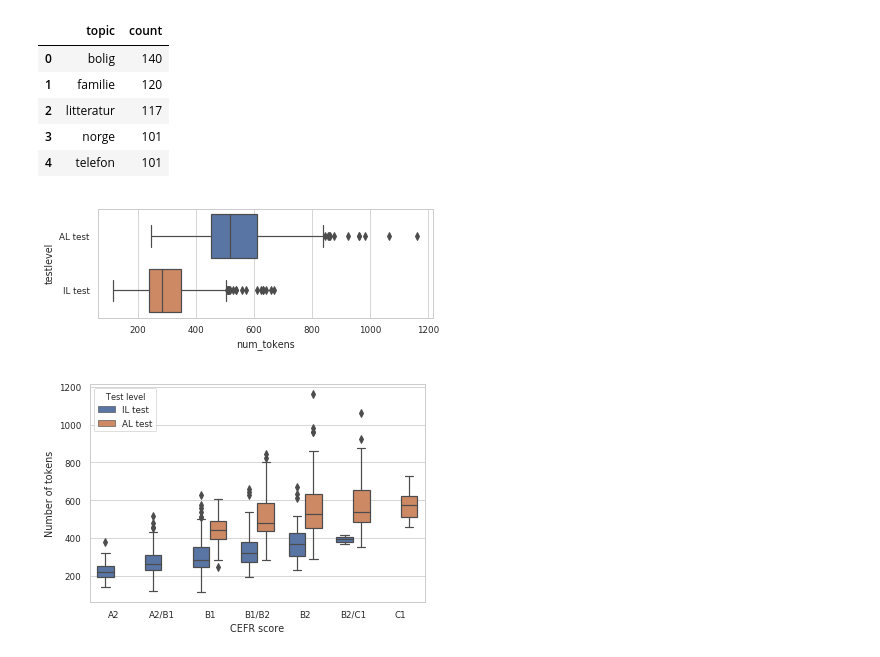
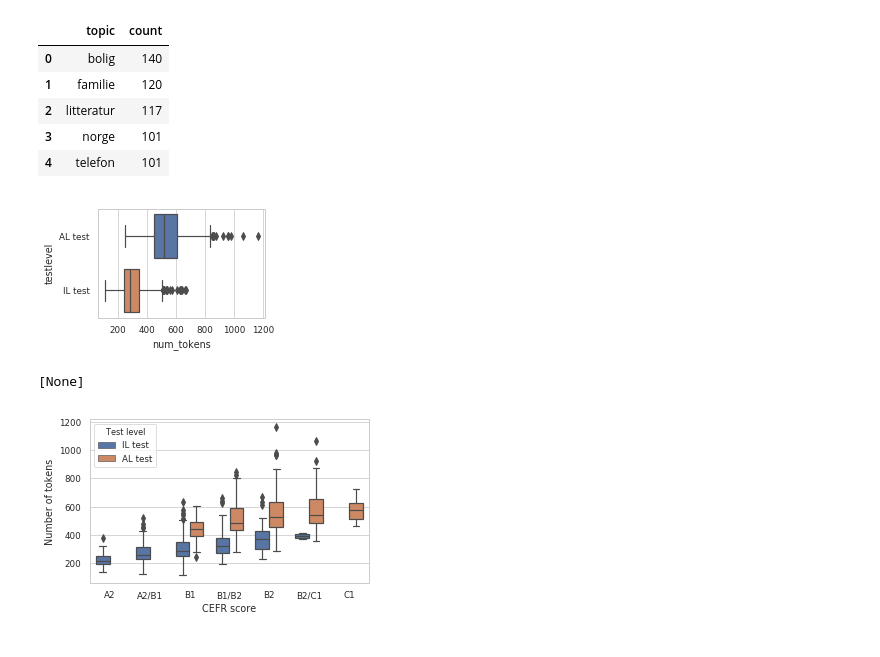
Before and after one commit to PhyloStar/NorskASK, a Jupyter notebook: notebooks/Analyze metadata.ipynb, the cells around one changed output. Drawn from its saved outputs; the diff is of its cells as text; code cells hidden in the pictures.

```diff
--- a/notebooks/Analyze metadata.ipynb
+++ b/notebooks/Analyze metadata.ipynb
@@ -181,15 +184,17 @@ dtype: float64
 # %%
 with sns.plotting_context('paper'):
     sns.boxplot(x='num_tokens', y='testlevel', data=df)
-    plt.gcf().set_size_inches(6, 2)
+    plt.gcf().set_size_inches(3, 2)
 # %% [output]
-[figure, old version]
+[figure, new version]
 # %%
 order = sorted(df.cefr.unique())
+plt.gcf().set_size_inches(5, 3)
 ax = sns.boxplot(x='cefr', y='num_tokens', hue='testlevel', data=df,
                  order=order, hue_order=['IL test', 'AL test'], width=.7)
 ax.set(label='Test Level', ylabel='Number of tokens', xlabel='CEFR score')
 ax.get_legend().set(title='Test level')
 # plt.savefig(str(IMG_DIR / 'testlevel_lengths_per_cefr.pdf'), bbox_inches='tight')
 # %% [output]
+[None]
-[figure, old version]
+[figure, new version]
```
Also changed, not shown: parts of 2 cells of this notebook, 10 other files.
